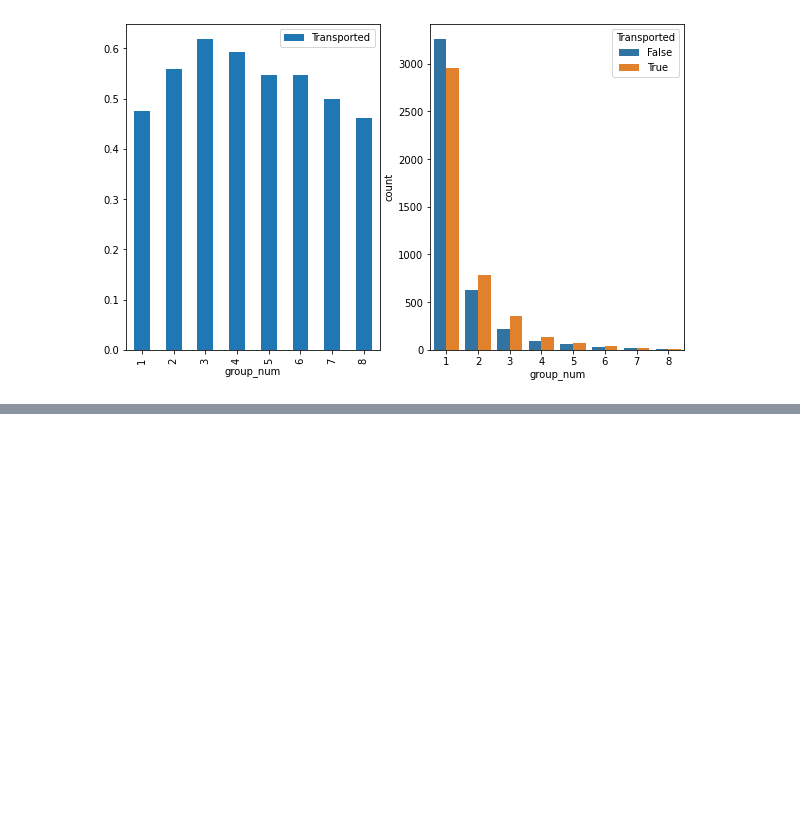
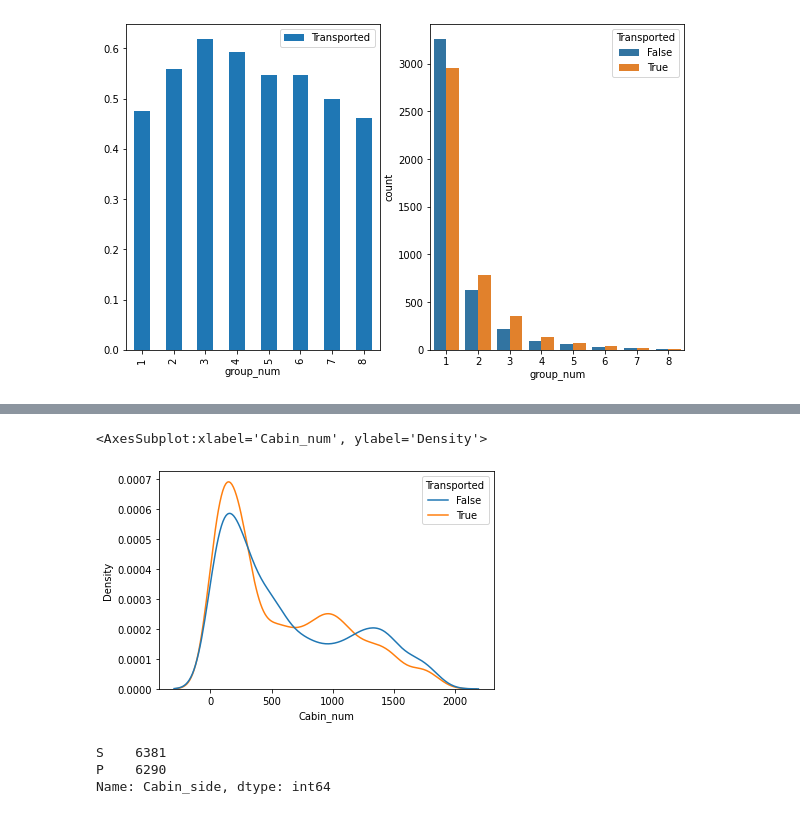
Before and after one commit to sinjy1203/kaggle_MyNotebook, a Jupyter notebook: spaceshiptitanic-binaryclassification-2.ipynb, the cells around one changed output, grey strips where cells are left out. Drawn from its saved outputs; the diff is of its cells as text; code cells hidden in the pictures; blank space fills up the shorter version.

```diff
--- a/spaceshiptitanic-binaryclassification-2.ipynb
+++ b/spaceshiptitanic-binaryclassification-2.ipynb
@@ -123,0 +220,11 @@ sns.countplot(x='group_num', data=dataset[dataset['Transported'].notnull()], hue
+# %%
+sns.kdeplot(x='Cabin_num', data=dataset[dataset['Transported'].notnull()], hue='Transported')
+# %% [output]
+<AxesSubplot:xlabel='Cabin_num', ylabel='Density'>
+[figure, added]
+# %%
+dataset['Cabin_side'].value_counts()
+# %% [output]
+S    6381
+P    6290
+Name: Cabin_side, dtype: int64
```
Also changed, not shown: parts of 18 cells of this notebook.
